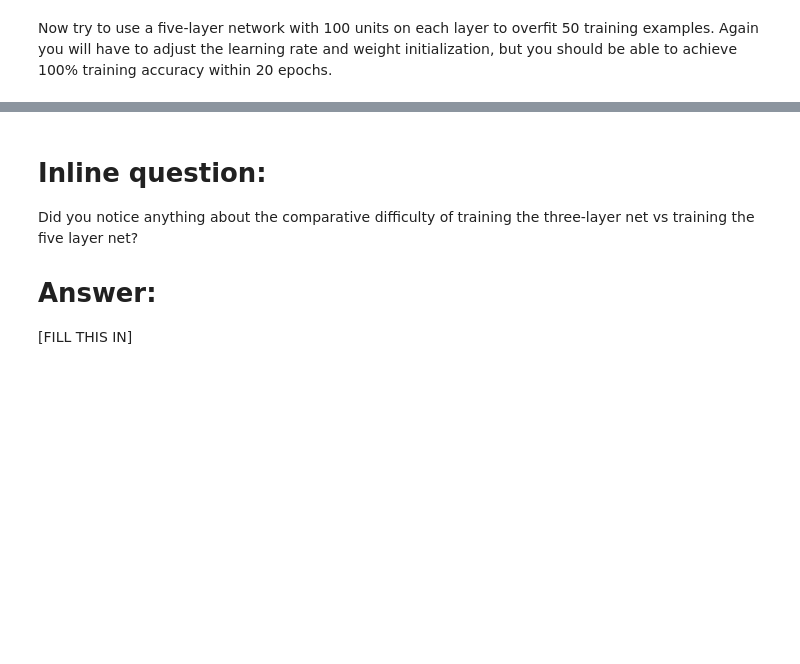
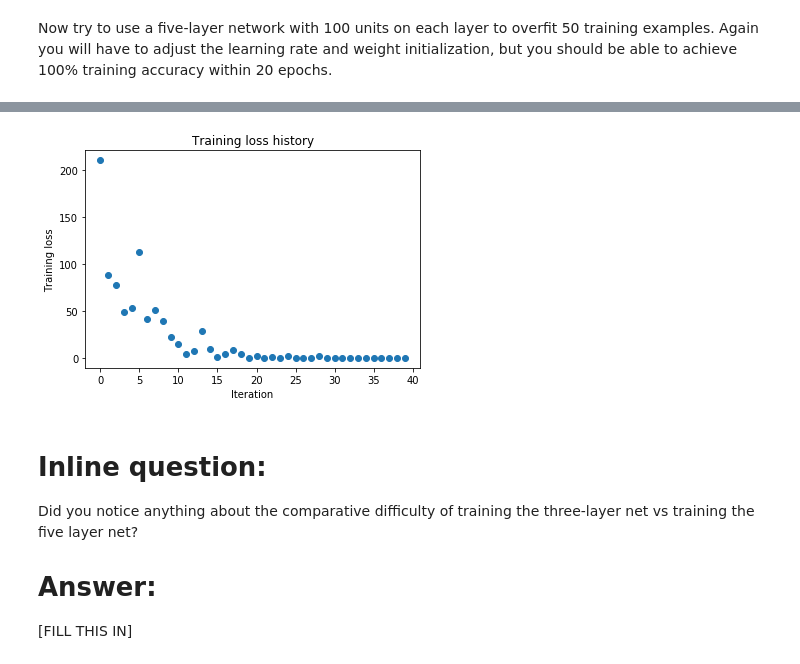
Before and after one commit to mshtang/CS231n, a Jupyter notebook: assignment2/FullyConnectedNets.ipynb, the cells around one changed output, grey strips where cells are left out. Cells and saved outputs as stored; diff of their text form; code cells hidden in the pictures; blank space fills up the shorter version.

```diff
--- a/assignment2/FullyConnectedNets.ipynb
+++ b/assignment2/FullyConnectedNets.ipynb
@@ -437,8 +505,8 @@ small_data = {
   'y_val': data['y_val'],
 }
 
-learning_rate = 1e-3
-weight_scale = 1e-5
+learning_rate = 2.5e-4
+weight_scale = 1e-1
 model = FullyConnectedNet([100, 100, 100, 100],
                 weight_scale=weight_scale, dtype=np.float64)
 solver = Solver(model, small_data,
@@ -455,3 +523,4 @@ plt.title('Training loss history')
 plt.xlabel('Iteration')
 plt.ylabel('Training loss')
 plt.show()
+# %% [output]
@@ -458,3 +544,4 @@ plt.show()
+[figure, added]
 # %% [markdown]
 # Inline question:
 Did you notice anything about the comparative difficulty of training the three-layer net vs training the five layer net?
```
Also changed, not shown: parts of 11 cells of this notebook, 4 other files.
